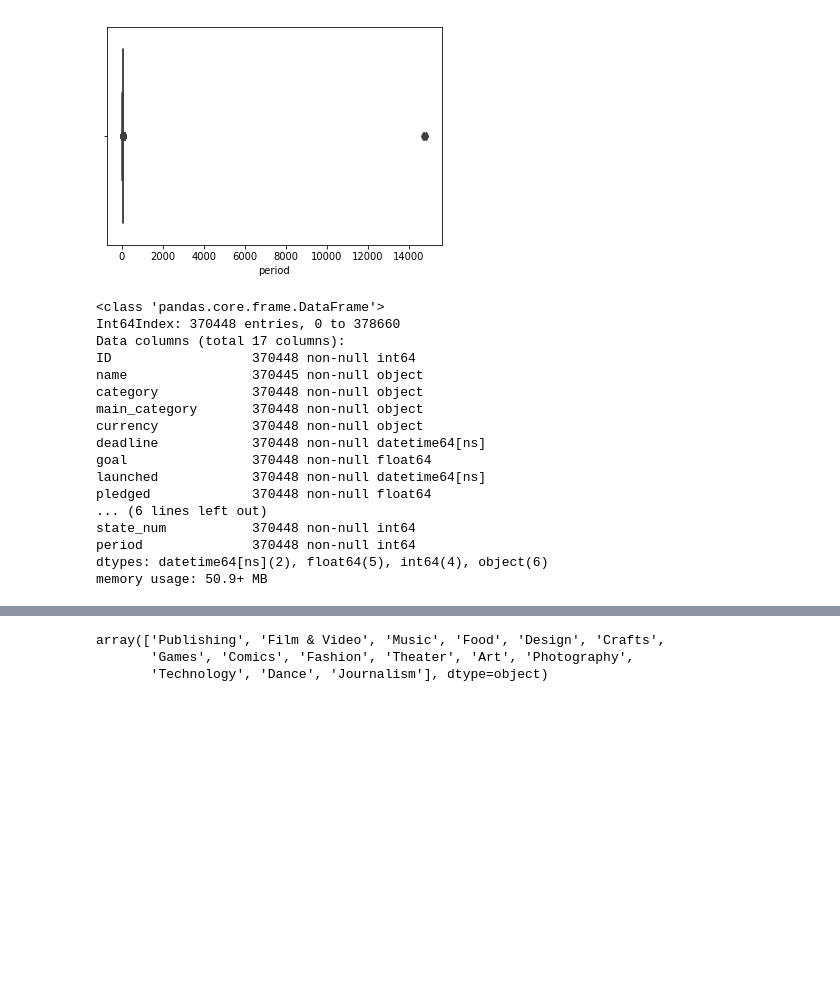
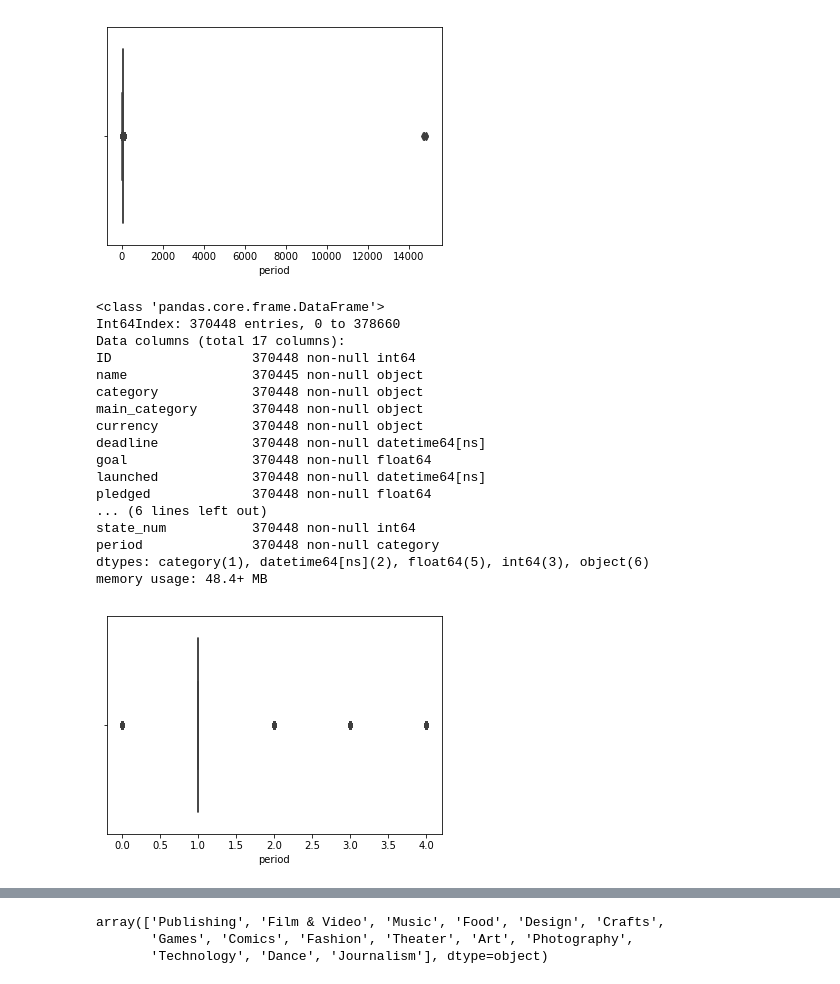
Before and after one commit to 40isato/hello-world, a Jupyter notebook: Day1_work_y_sato.ipynb, the cells around one changed output, grey strips where cells are left out. Saved outputs shown, nothing was run; the diff lists cells and outputs as text; code cells hidden in the pictures; blank space fills up the shorter version.

```diff
--- a/Day1_work_y_sato.ipynb
+++ b/Day1_work_y_sato.ipynb
@@ -310,6 +333,8 @@ plt.show()
 # %%
 # 長い期間は外れ値として、行削除
 df_kickstarter = df_kickstarter[(df_kickstarter['period']<2000)]
+#periodのバンド化を試す
+df_kickstarter['period'] = pd.cut(df_kickstarter["period"],[0, 20, 40, 60, 80, 100, 20000],labels=range(6),right=False)
 df_kickstarter.info()
 # %% [output]
 <class 'pandas.core.frame.DataFrame'>
@@ -326,6 +351,11 @@ launched            370448 non-null datetime64[ns]
 pledged             370448 non-null float64
 ... (6 lines left out)
 state_num           370448 non-null int64
-period              370448 non-null int64
-dtypes: datetime64[ns](2), float64(5), int64(4), object(6)
-memory usage: 50.9+ MB
+period              370448 non-null category
+dtypes: category(1), datetime64[ns](2), float64(5), int64(3), object(6)
+memory usage: 48.4+ MB
+# %%
+sns.boxplot(df_kickstarter["period"])
+plt.show()
+# %% [output]
+[figure, added]
```
Also changed, not shown: parts of 19 cells of this notebook.
